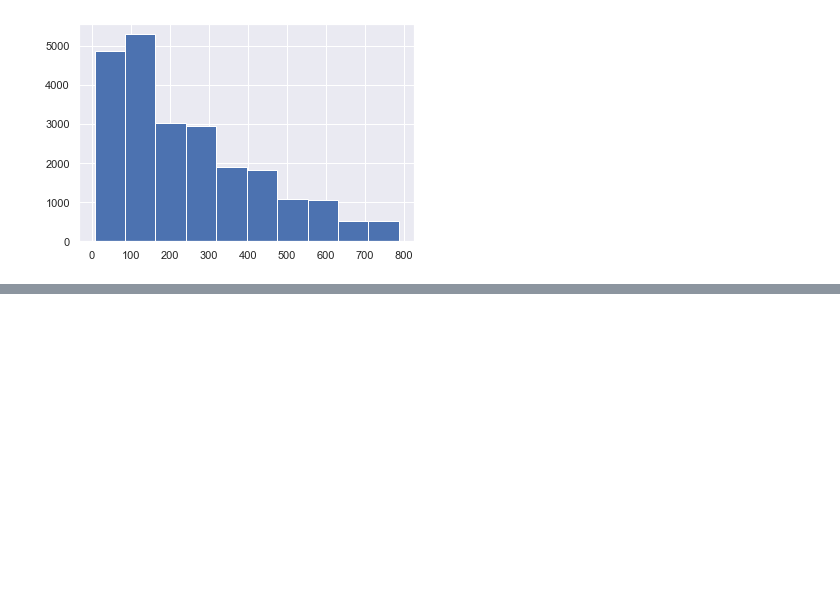
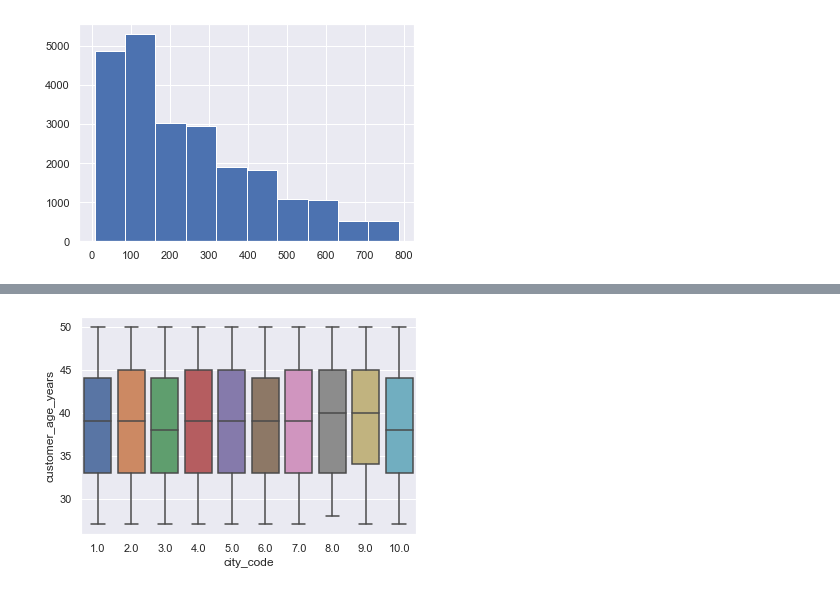
Before and after one commit to tpgmartin/retail_shop_case_study, a Jupyter notebook: notebooks/EDA.ipynb, the cells around one changed output, grey strips where cells are left out. Saved outputs shown, nothing was run; the diff lists cells and outputs as text; code cells hidden in the pictures; blank space fills up the shorter version.

```diff
--- a/notebooks/EDA.ipynb
+++ b/notebooks/EDA.ipynb
@@ -139,3 +173,5 @@ array(['e-Shop', 'TeleShop', 'MBR', 'Flagship store'], dtype=object)
+# %%
+transactions.loc[:, 'tran_date'] = transactions['tran_date'].apply(pd.to_datetime)
 # %%
 transactions.loc[:, 'Qty'] = transactions['Qty'].apply(lambda x: np.abs(x))
 transactions.loc[:, 'Rate'] = transactions['Rate'].apply(lambda x: np.abs(x))
@@ -215,0 +246,2 @@ plt.hist((transactions['Tax'] - np.mean(transactions['Tax']))/np.std(transaction
+# %%
+data = customer.merge(transactions, how='inner', left_on='customer_Id', right_on='cust_id')
@@ -215,0 +264,2 @@ plt.hist((transactions['Tax'] - np.mean(transactions['Tax']))/np.std(transaction
+# %%
+data = data.merge(prod_cat_info, how='inner', left_on=['prod_cat_code', 'prod_subcat_code'], right_on=['prod_cat_code', 'prod_sub_cat_code'])
@@ -215,0 +371,4 @@ plt.hist((transactions['Tax'] - np.mean(transactions['Tax']))/np.std(transaction
+# %%
+ax = sns.boxplot(x="city_code", y="customer_age_years", data=data)
+# %% [output]
+[figure, added]
```
Also changed, not shown: parts of 21 cells of this notebook.
